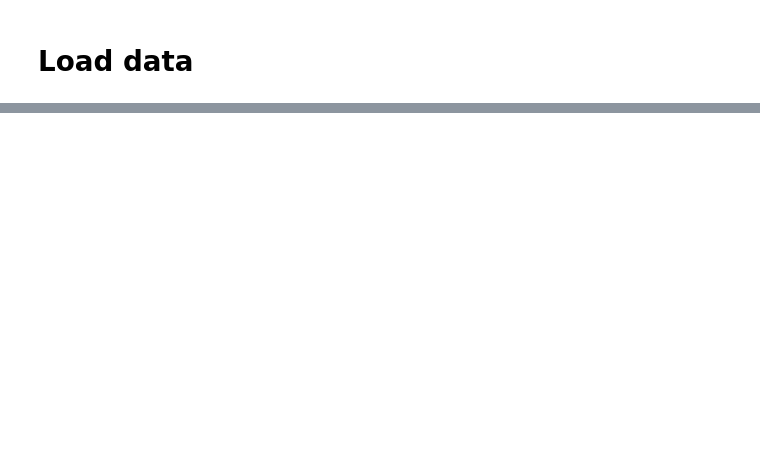
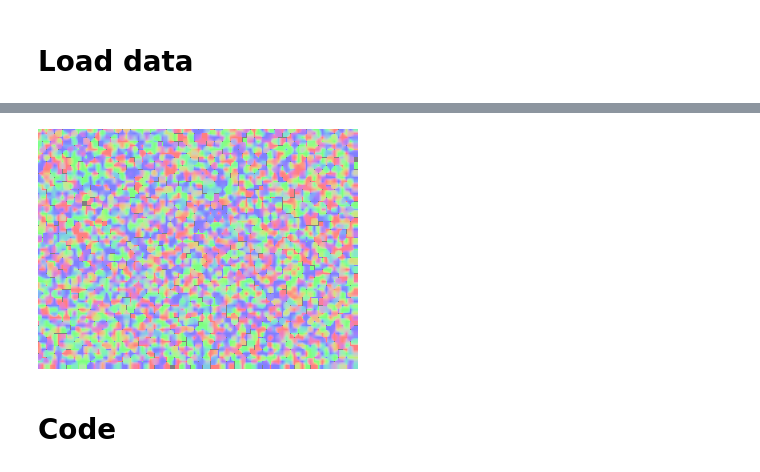
Before and after one commit to kaykanloo/msc-project, a Jupyter notebook: Notebooks/VGG16.ipynb, the cells around one changed output, grey strips where cells are left out. Saved outputs shown, nothing was run; the diff lists cells and outputs as text; code cells hidden in the pictures; blank space fills up the shorter version.

Commit message:
Refactoring the VGG16-based Model

```diff
--- a/Notebooks/VGG16.ipynb
+++ b/Notebooks/VGG16.ipynb
@@ -104,0 +111,16 @@ model.save('../Data/BaselineV1.h5')
+# %%
+# Variables
+images = np.empty([dataset.size, dataset.batch_height, dataset.batch_width, 3], dtype=np.float32)
+normals = np.empty([dataset.size, dataset.batch_height, dataset.batch_width, 3], dtype=np.float32)
+preds = np.empty([dataset.size, dataset.batch_height, dataset.batch_width, 3], dtype=np.float32)
+# %%
+for i in range(dataset.size):
+        images[i], normals[i] = dataset.get_data(i)
+# %%
+for i in range(25):
+    model.train_on_batch(images,normals)
+# %%
+# Prediction
+for i in range(dataset.size):
+        print('Index: '+str(i))
+        preds[i] = model.predict_on_batch(images[i].reshape((1,dataset.batch_height, dataset.batch_width, 3 )))
@@ -104,0 +138,6 @@ model.save('../Data/BaselineV1.h5')
+# %%
+show_normals(preds[1])
+# %% [output]
+[figure, added]
+# %% [markdown]
+# Code
```
Also changed, not shown: parts of 37 cells of this notebook, 2 other files.
